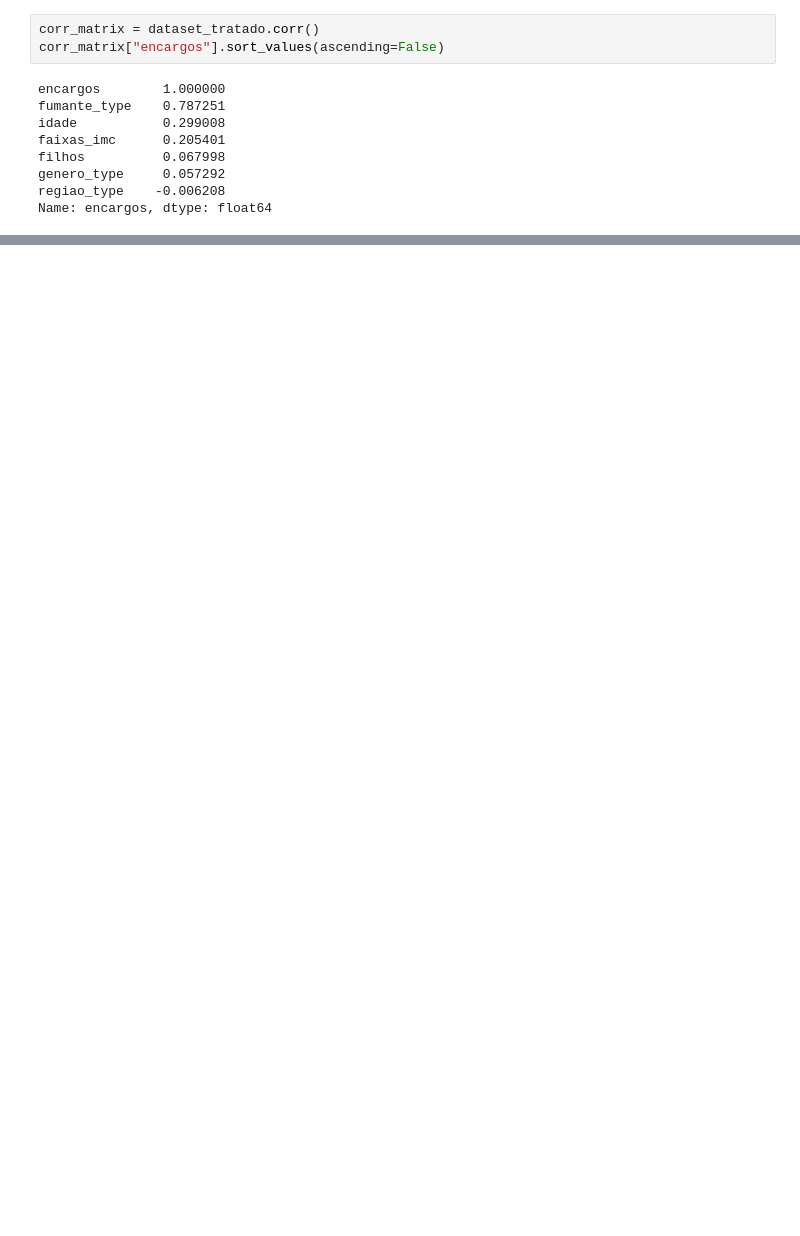
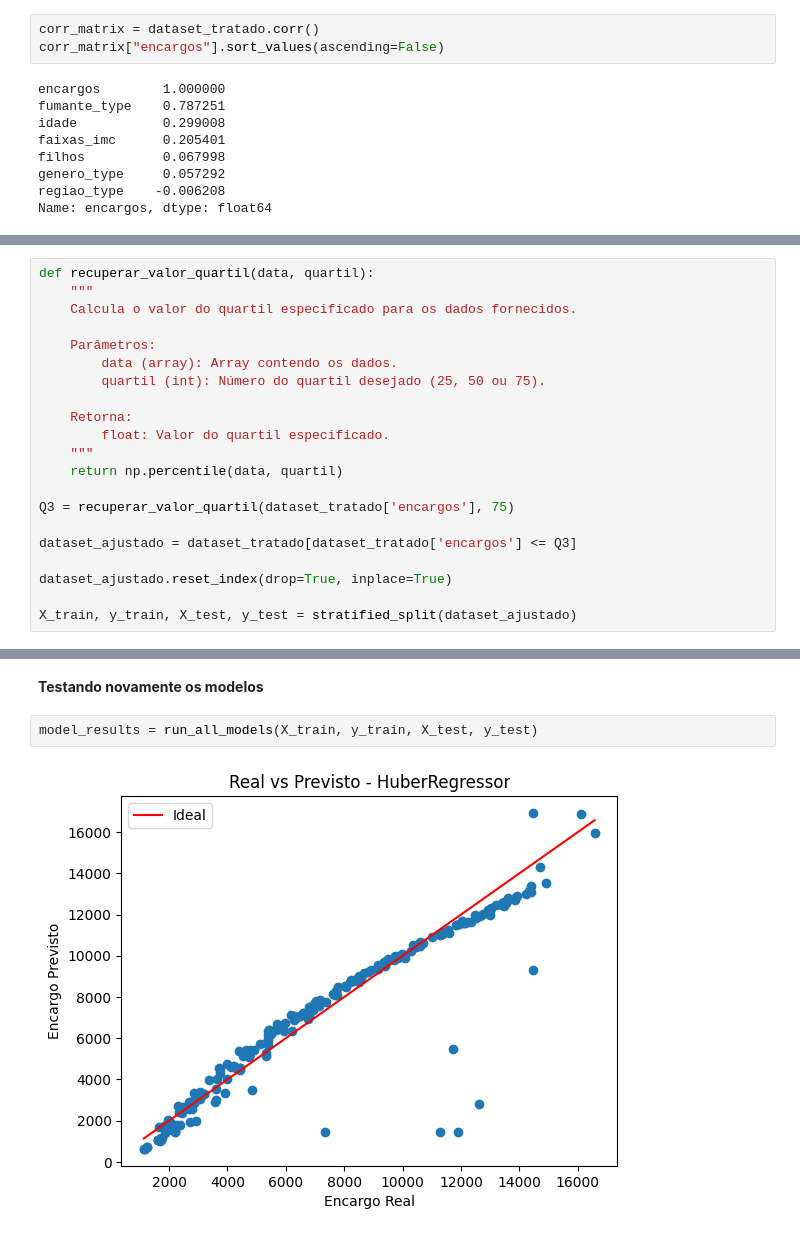
Before and after one commit to leomiyagi/tech-challenge-fase-1, a Jupyter notebook: previsao-custos-medicos.ipynb, the cells around one changed output, grey strips where cells are left out. Drawn from its saved outputs; the diff is of its cells as text; blank space fills up the shorter version.

Commit message:
Organizando notebook para entrega

```diff
--- a/previsao-custos-medicos.ipynb
+++ b/previsao-custos-medicos.ipynb
@@ -348,0 +265,21 @@ O MAPE é: 11.11%
+# %%
+def recuperar_valor_quartil(data, quartil):
+    """
+    Calcula o valor do quartil especificado para os dados fornecidos.
+
+    Parâmetros:
+        data (array): Array contendo os dados.
+        quartil (int): Número do quartil desejado (25, 50 ou 75).
+
+    Retorna:
+        float: Valor do quartil especificado.
+    """
+    return np.percentile(data, quartil)
+
+Q3 = recuperar_valor_quartil(dataset_tratado['encargos'], 75)
+
+dataset_ajustado = dataset_tratado[dataset_tratado['encargos'] <= Q3]
+
+dataset_ajustado.reset_index(drop=True, inplace=True)
+
+X_train, y_train, X_test, y_test = stratified_split(dataset_ajustado)
@@ -348,0 +305,6 @@ O MAPE é: 11.11%
+# %% [markdown]
+**Testando novamente os modelos**
+# %%
+model_results = run_all_models(X_train, y_train, X_test, y_test)
+# %% [output]
+[figure, added]
```
Also changed, not shown: parts of 61 cells of this notebook.
